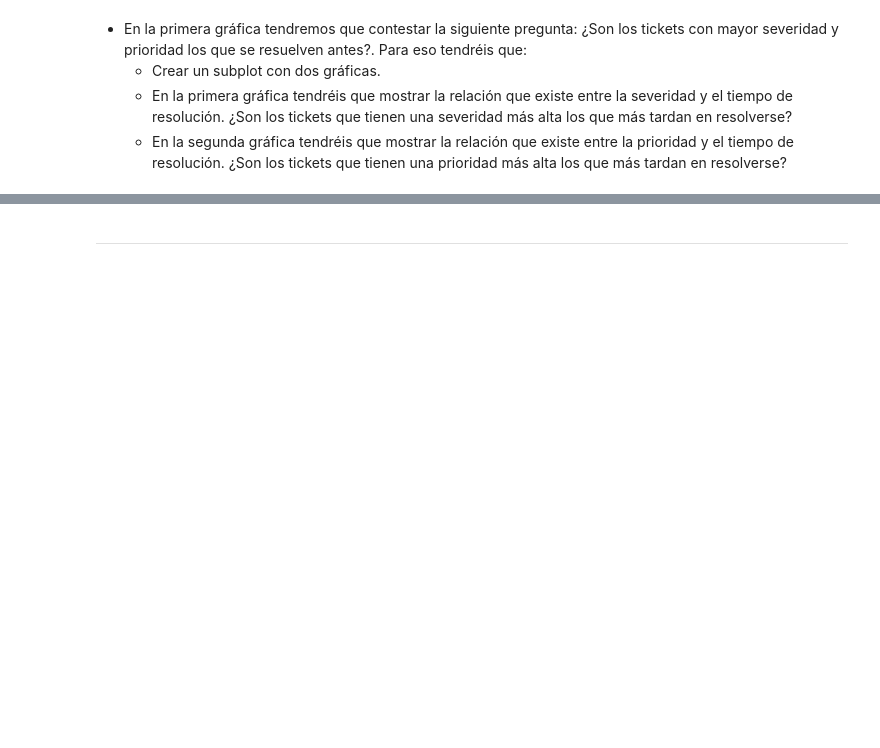
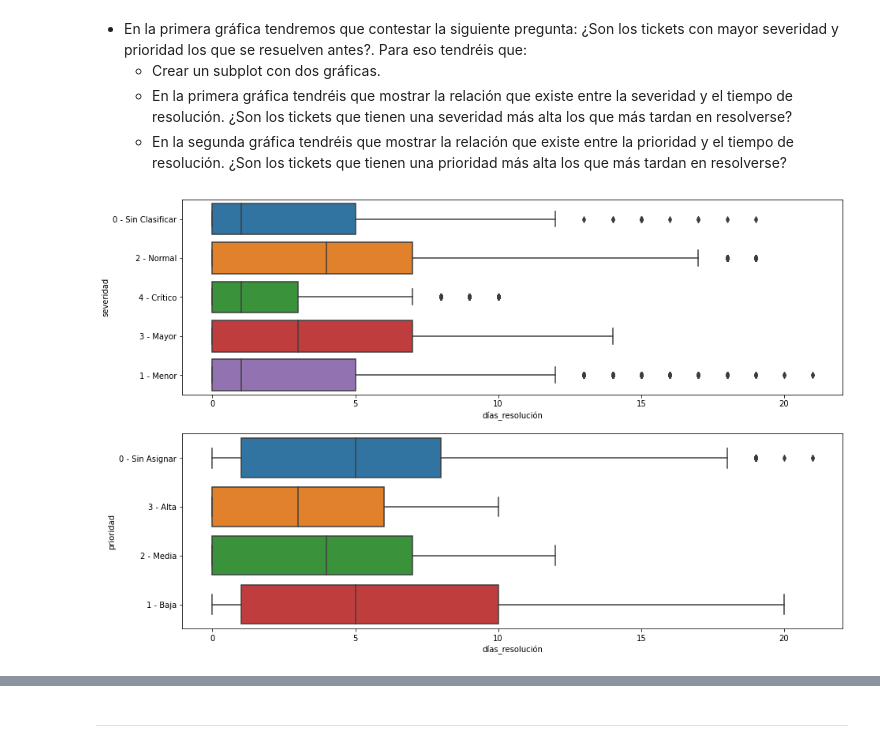
Before and after one commit to Adalab/promo_d_da_modulo2_sprint2_Cristina-Paloma, a Jupyter notebook: EDA/EDA-3.ipynb, the cells around one changed output, grey strips where cells are left out. Drawn from its saved outputs; the diff is of its cells as text; code cells hidden in the pictures; blank space fills up the shorter version.

```diff
--- a/EDA/EDA-3.ipynb
+++ b/EDA/EDA-3.ipynb
@@ -32,3 +36,15 @@ df.sample(3)
     - Crear un subplot con dos gráficas.
     - En la primera gráfica tendréis que mostrar la relación que existe entre la severidad y el tiempo de resolución. ¿Son los tickets que tienen una severidad más alta los que más tardan en resolverse?
     - En la segunda gráfica tendréis que mostrar la relación que existe entre la prioridad y el tiempo de resolución. ¿Son los tickets que tienen una prioridad más alta los que más tardan en resolverse?
+# %%
+fig, ax = plt.subplots(2,1)
+
+sns.boxplot(x = 'días_resolución', y = 'severidad', data = df, ax = ax[0])
+sns.boxplot(x = 'días_resolución', y = 'prioridad', data = df, ax = ax[1])
+
+ax[0].set(ylabel = 'severidad')
+ax[1].set(ylabel = 'prioridad')
+
+plt.show();
+# %% [output]
+[figure, added]
```
Also changed, not shown: parts of 22 cells of this notebook.
